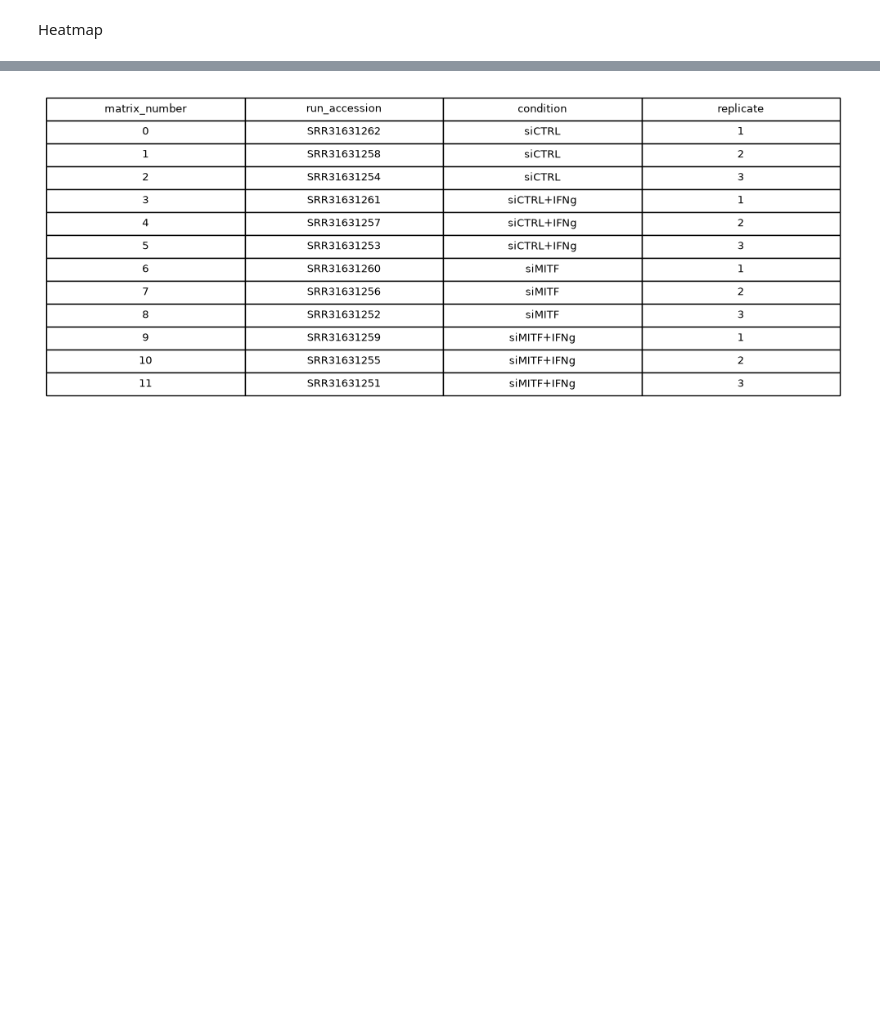
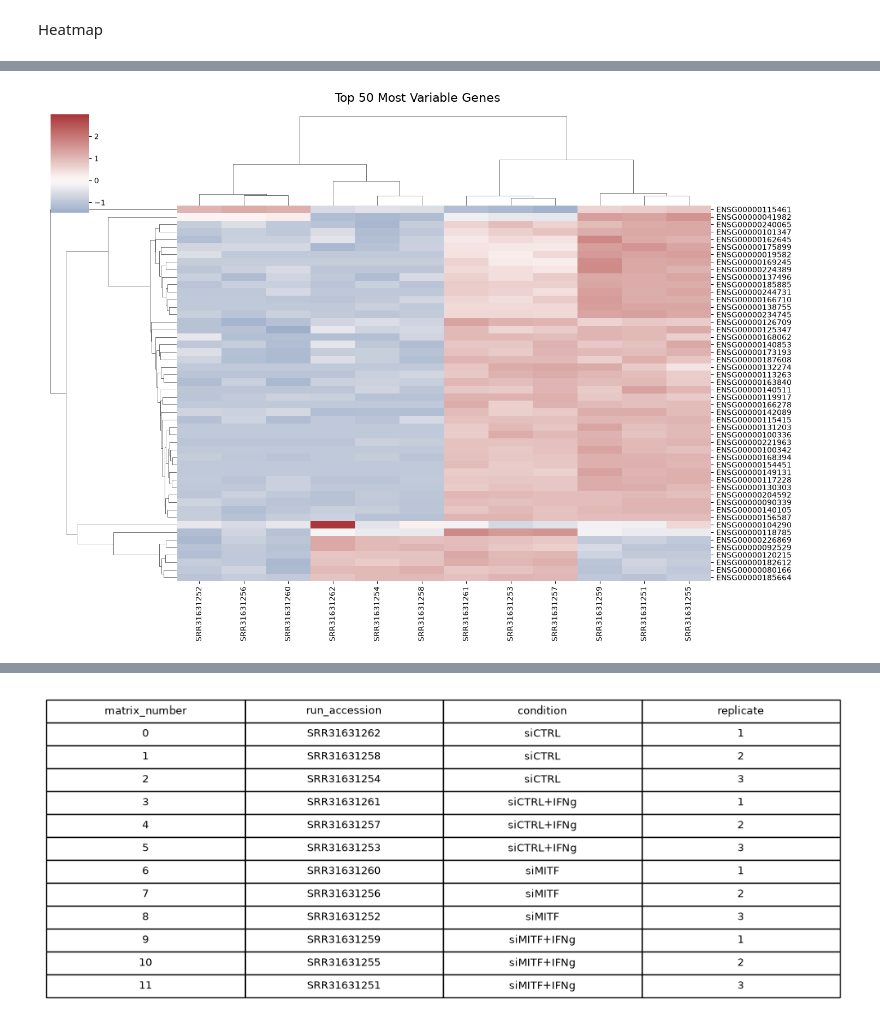
Before and after one commit to SvavaDa/GSE283655_project, a Jupyter notebook: GSE283655-simplified-data.ipynb, the cells around one changed output, grey strips where cells are left out. Saved outputs shown, nothing was run; the diff lists cells and outputs as text; code cells hidden in the pictures; blank space fills up the shorter version.

```diff
--- a/GSE283655-simplified-data.ipynb
+++ b/GSE283655-simplified-data.ipynb
@@ -1963,0 +2180,88 @@ sample_labels
+# %%
+import seaborn as sns
+import matplotlib.pyplot as plt
+import pandas as pd
+import numpy as np
+from pathlib import Path
+# ------------------------------------------------------------
+# 1. VST
+# ------------------------------------------------------------
+
+dds.vst()
+
+vst_counts = pd.DataFrame(
+    dds.layers["vst_counts"],
+    index=dds.obs_names,
+    columns=dds.var_names
+)
+
+print("VST matrix shape:", vst_counts.shape)
+
+# ------------------------------------------------------------
+# 2. Find the 50 most variable genes
+# ------------------------------------------------------------
+
+gene_variance = vst_counts.var(axis=0)
+
+top_genes = (
+    gene_variance
+    .sort_values(ascending=False)
+    .head(50)
+    .index
+)
+
+heatmap_data = vst_counts.loc[:, top_genes]
+
+print("Heatmap matrix shape:", heatmap_data.shape)
+
+# ------------------------------------------------------------
+# 3. Z-score each gene
+# ------------------------------------------------------------
+
+heatmap_z = (
+    heatmap_data
+    .subtract(heatmap_data.mean(axis=0), axis=1)
+    .divide(heatmap_data.std(axis=0), axis=1)
+)
+
+# ------------------------------------------------------------
+# 4. Make clustered heatmap
+# ------------------------------------------------------------
+
+g = sns.clustermap(
+    heatmap_z.T,
+    cmap="vlag",
+    center=0,
+    figsize=(14, 10),
+    xticklabels=True,
+    yticklabels=True
+)
+
+g.fig.suptitle(
+    "Top 50 Most Variable Genes",
+    y=1.02,
+    fontsize=16
+)
+
+# ------------------------------------------------------------
+# 5. Save figure
+# ------------------------------------------------------------
+
+figures_dir = Path("results/figures")
+figures_dir.mkdir(parents=True, exist_ok=True)
+
+heatmap_output = (
+    figures_dir /
+    "heatmap_top50_variable_genes.png"
+)
+
+g.fig.savefig(
+    heatmap_output,
+    dpi=300,
+    bbox_inches="tight"
+)
+
+plt.show()
+
+print("Saved heatmap:", heatmap_output)
+# %% [output]
@@ -1963,0 +2277 @@ sample_labels
+[figure, added]
```
Also changed, not shown: parts of 12 cells of this notebook.
